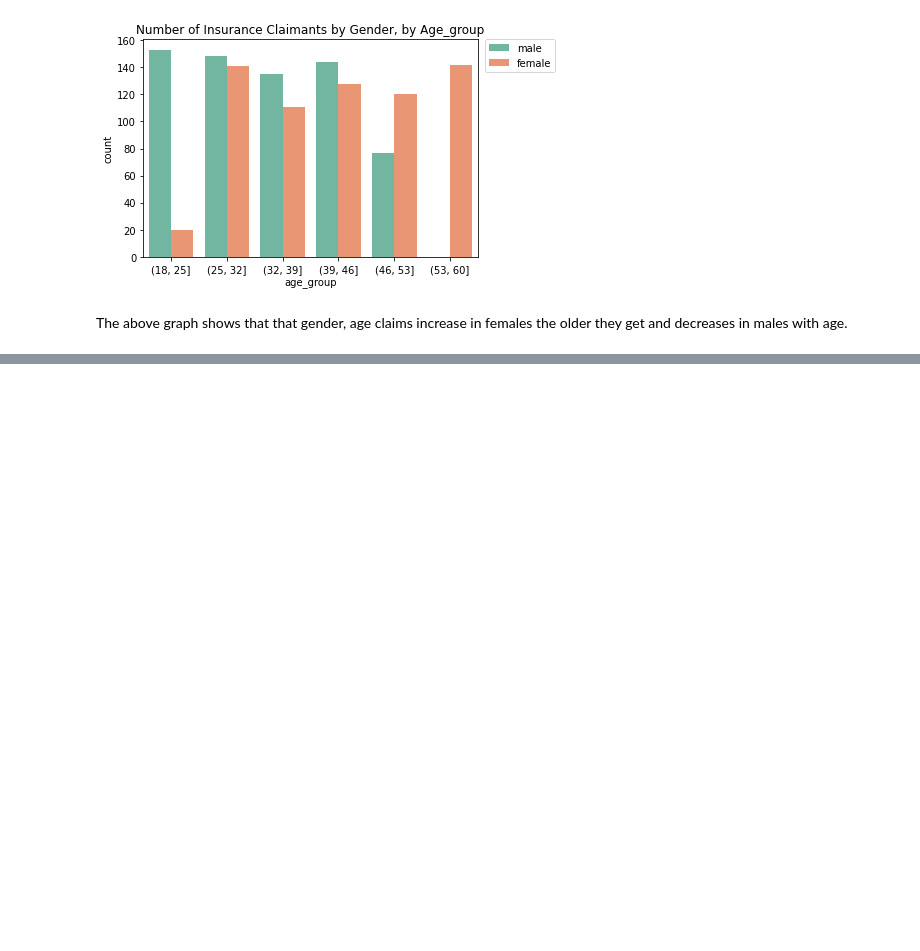
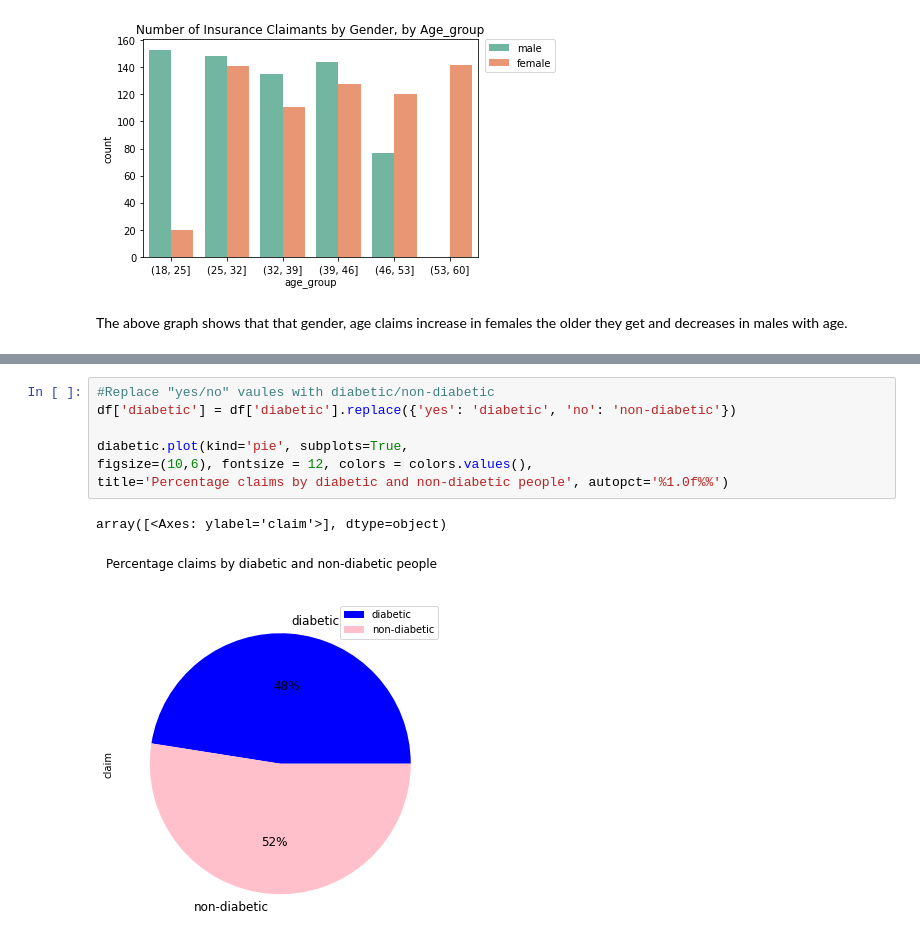
Before and after one commit to 27136thapelo/Insurance-Claim-Analysis, a Jupyter notebook: Insurance_claim_analysis_notebook.ipynb, the cells around one changed output, grey strips where cells are left out. Cells and saved outputs as stored; diff of their text form; blank space fills up the shorter version.

```diff
--- a/Insurance_claim_analysis_notebook.ipynb
+++ b/Insurance_claim_analysis_notebook.ipynb
@@ -359,0 +392,10 @@ AttributeError: ignored
+# %%
+#Replace "yes/no" vaules with diabetic/non-diabetic
+df['diabetic'] = df['diabetic'].replace({'yes': 'diabetic', 'no': 'non-diabetic'})
+
+diabetic.plot(kind='pie', subplots=True,
+figsize=(10,6), fontsize = 12, colors = colors.values(),
+title='Percentage claims by diabetic and non-diabetic people', autopct='%1.0f%%')
+# %% [output]
+array([<Axes: ylabel='claim'>], dtype=object)
+[figure, added]
```
Also changed, not shown: parts of 10 cells of this notebook.
